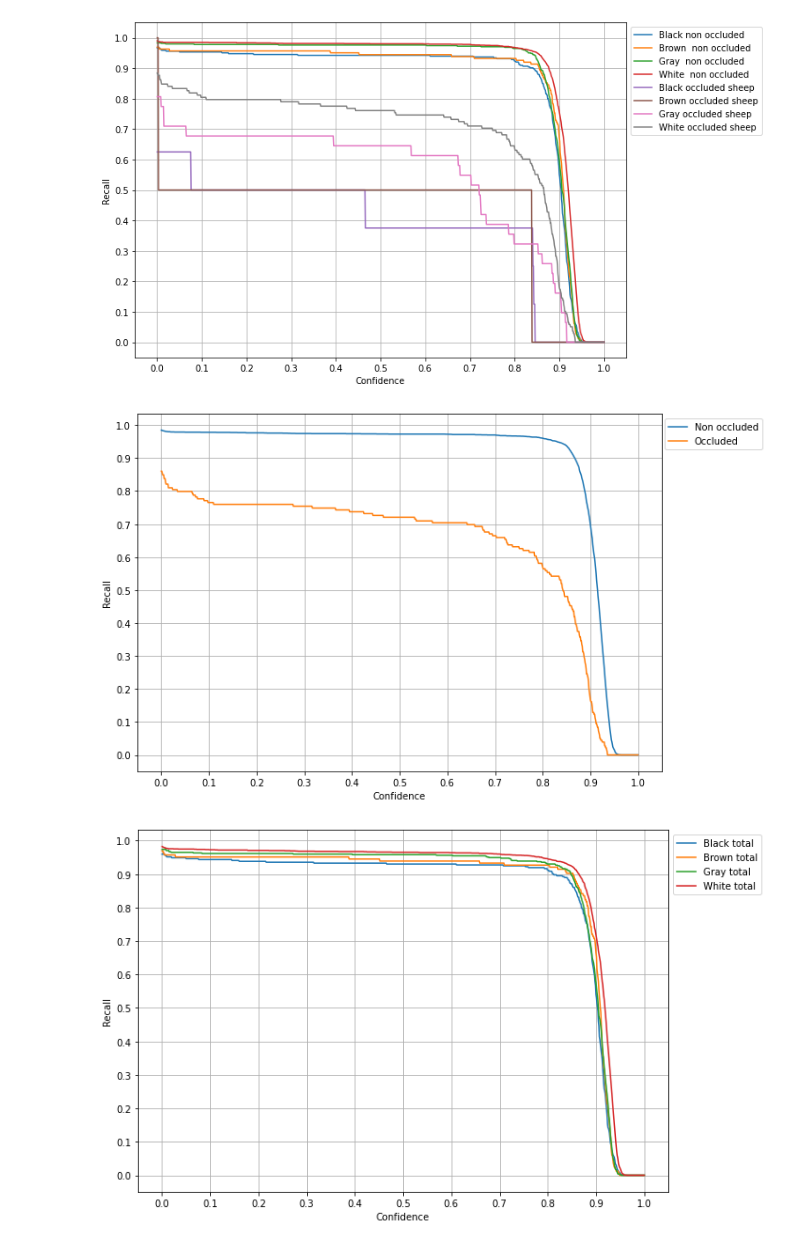
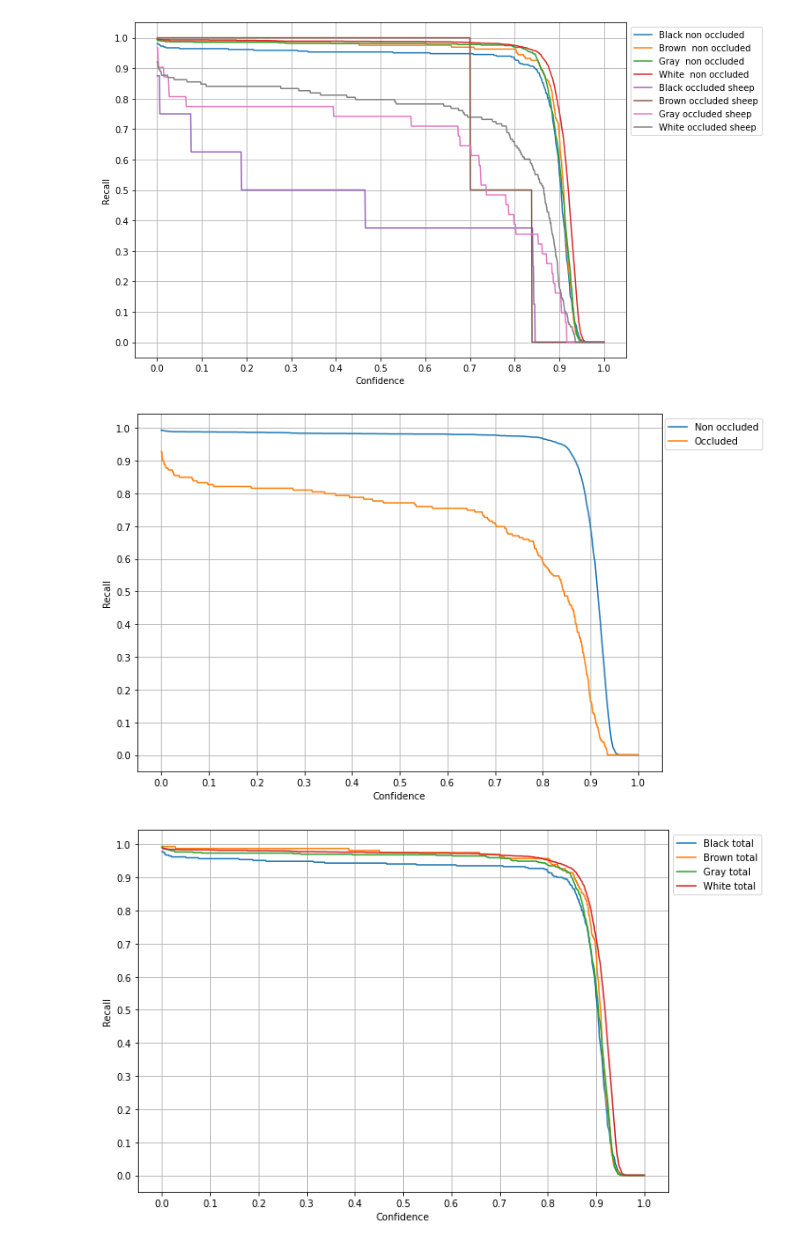
Before and after one commit to bjosttveit/masters-thesis, a Jupyter notebook: validate.ipynb, the cells around one changed output. Saved outputs shown, nothing was run; the diff lists cells and outputs as text; code cells hidden in the pictures.

```diff
--- a/validate.ipynb
+++ b/validate.ipynb
@@ -1,5 +1,8 @@
 # %%
-IOU_THRES = 0.6
+NMS_IOU_THRES = 0.6
+
+IOU_THRES = 0.5
+
 NC = 8
 class_names = ['Black non occluded', 'Brown  non occluded', 'Gray  non occluded', 'White  non occluded','Black occluded sheep', 'Brown occluded sheep', 'Gray occluded sheep', 'White occluded sheep']
 CONF_STEPS = 1001
@@ -45,13 +48,14 @@ import numpy as np
 testLabelDir = f"tests/{model}/labels"
 groundTruthLabelDir = f"dataset/labels"
 
-testLabelFiles = list(filter(lambda x: x.endswith("txt"),os.listdir(testLabelDir)))
+testLabelFiles = list(filter(lambda x: x.endswith("txt"), os.listdir(testLabelDir)))
 
 conf_thresholds = np.linspace(0, 1, CONF_STEPS)
+iouv = np.linspace(0.5, 0.95, 10)
 
-true_positives = np.zeros((NC, len(conf_thresholds)))
+true_positives = np.zeros((NC, len(conf_thresholds), len(iouv)))
 false_positives = np.zeros((len(conf_thresholds)))
-false_negatives = np.zeros((NC, len(conf_thresholds)))
+false_negatives = np.zeros((NC, len(conf_thresholds), len(iouv)))
 
 instance_count = np.zeros((NC))
 image_count = len(testLabelFiles)
@@ -74,22 +78,24 @@ for labelFile in testLabelFiles:
         currentBox = proposalBoxes.pop(0)
         tBoxes.append(currentBox)
         for (i, proposalBox) in enumerate(proposalBoxes):
-            if iou(currentBox, proposalBox) > IOU_THRES:
+            if iou(currentBox, proposalBox) >= NMS_IOU_THRES:
                 proposalBoxes.pop(i)
 
     for tBox in tBoxes:
         tp = False
         for (i, gBox) in enumerate(gBoxes):
-            if iou(tBox, gBox) > IOU_THRES:
-                tp = True
+            for k, iou_thres in enumerate(iouv):
+                if iou(tBox, gBox) >= iou_thres:
+                    tp = True
 
-                for (j, conf_threshold) in enumerate(conf_thresholds):
-                    if (tBox["conf"] >= conf_threshold):
-                        true_positives[gBox["class"]][j] += 1
+                    for (j, conf_threshold) in enumerate(conf_thresholds):
+                        if (tBox["conf"] >= conf_threshold):
+                            true_positives[gBox["class"], j, k] += 1
 
-                    if (conf_threshold > tBox["conf"]):
-                        false_negatives[gBox["class"]][j] += 1
+                        if (conf_threshold > tBox["conf"]):
+                            false_negatives[gBox["class"], j, k] += 1
 
+            if tp:
                 gBoxes.pop(i)
                 break
 
@@ -100,7 +106,4 @@ for labelFile in testLabelFiles:
 
     for (j, conf_threshold) in enumerate(conf_thresholds):
         for gBox in gBoxes:
-            false_negatives[gBox["class"]][j] += 1
+            false_negatives[gBox["class"], j, :] += 1
-# %%
-for c, name in enumerate(class_names):
-    print(name, true_positives[c][10] / instance_count[c])
@@ -115,0 +110,3 @@ White occluded sheep 0.8478260869565217
+# %%
+tp0_5 = true_positives[:,:,0]
+fn0_5 = false_negatives[:,:,0]
@@ -116,23 +117,21 @@ White occluded sheep 0.8478260869565217
 # %%
-import matplotlib.pyplot as plt
-plt.rcParams["figure.figsize"] = (10,7)
-ticks = np.linspace(0, 1, 11)
+
 
 for c in range(NC):
-    plt.plot(conf_thresholds, true_positives[c]/instance_count[c], label=class_names[c])
+    plt.plot(conf_thresholds, tp0_5[c]/instance_count[c], label=class_names[c])
 
 plt.legend(bbox_to_anchor=(1.0,1.0))
 plt.xlabel("Confidence")
 plt.ylabel("Recall")
 plt.grid(axis="both")
 plt.xticks(ticks)
 plt.yticks(ticks)
 plt.show()
 # %% [output]
-[figure, old version]
+[figure, new version]
 # %%
-nonoccluded = true_positives[:4, :].sum(axis=0) / instance_count[:4].sum()
-occluded = true_positives[4:, :].sum(axis=0) / instance_count[4:].sum()
+nonoccluded = tp0_5[:4].sum(axis=0) / instance_count[:4].sum()
+occluded = tp0_5[4:].sum(axis=0) / instance_count[4:].sum()
 
 plt.plot(conf_thresholds, nonoccluded, label="Non occluded")
 plt.plot(conf_thresholds, occluded, label="Occluded")
@@ -145,12 +144,12 @@ plt.xticks(ticks)
 plt.yticks(ticks)
 plt.show()
 # %% [output]
-[figure, old version]
+[figure, new version]
 # %%
-black = true_positives[[0,4], :].sum(axis=0) / instance_count[[0,4]].sum()
-brown = true_positives[[1,5], :].sum(axis=0) / instance_count[[1,5]].sum()
-gray = true_positives[[2,6], :].sum(axis=0) / instance_count[[2,6]].sum()
-white = true_positives[[3,7], :].sum(axis=0) / instance_count[[3,7]].sum()
+black = tp0_5[[0,4]].sum(axis=0) / instance_count[[0,4]].sum()
+brown = tp0_5[[1,5]].sum(axis=0) / instance_count[[1,5]].sum()
+gray = tp0_5[[2,6]].sum(axis=0) / instance_count[[2,6]].sum()
+white = tp0_5[[3,7]].sum(axis=0) / instance_count[[3,7]].sum()
 
 plt.plot(conf_thresholds, black, label="Black total")
 plt.plot(conf_thresholds, brown, label="Brown total")
@@ -165,5 +164,5 @@ plt.xticks(ticks)
 plt.yticks(ticks)
 plt.show()
 # %% [output]
-[figure, old version]
+[figure, new version]
 # %%
```
Also changed, not shown: parts of 8 cells of this notebook, 2 other files.
